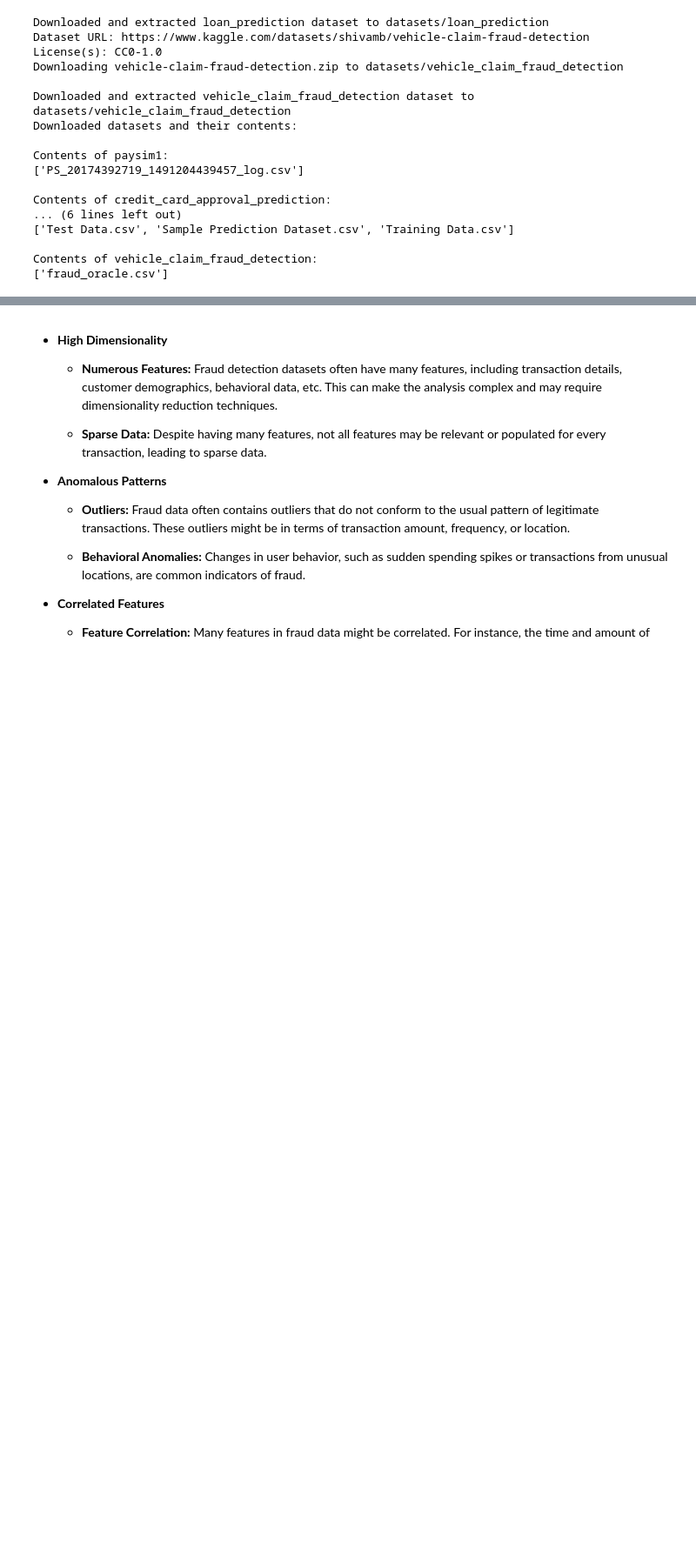
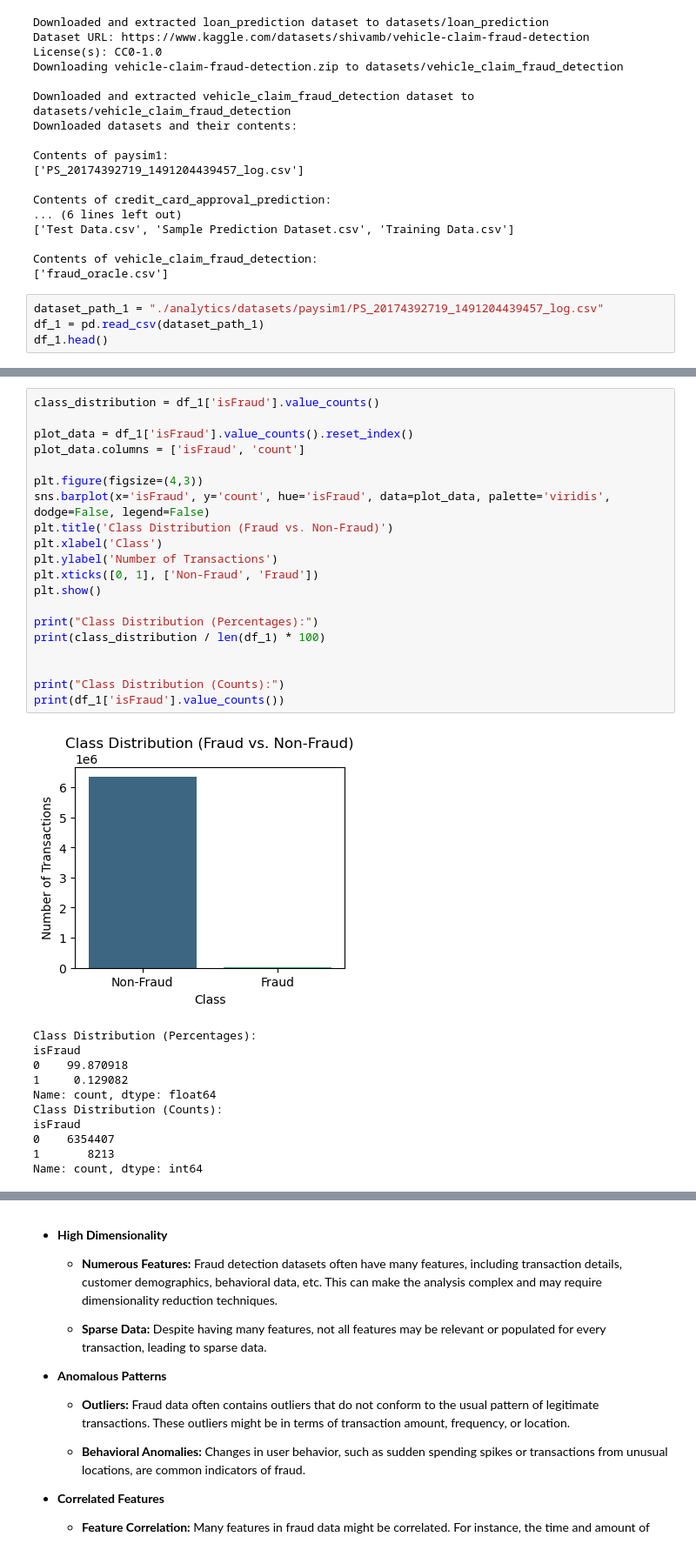
Before and after one commit to curio25/fraud-detection, a Jupyter notebook: analytics/eda.ipynb, the cells around one changed output, grey strips where cells are left out. Shown at 87% size. Saved outputs shown, nothing was run; the diff lists cells and outputs as text; blank space fills up the shorter version.

```diff
--- a/analytics/eda.ipynb
+++ b/analytics/eda.ipynb
@@ -156,3 +178,7 @@ Contents of credit_card_approval_prediction:
 
 Contents of vehicle_claim_fraud_detection:
 ['fraud_oracle.csv']
+# %%
+dataset_path_1 = "./analytics/datasets/paysim1/PS_20174392719_1491204439457_log.csv"
+df_1 = pd.read_csv(dataset_path_1)
+df_1.head()
@@ -170,0 +201,32 @@ Fraud data typically has several unique characteristics that make it challenging
+# %%
+class_distribution = df_1['isFraud'].value_counts()
+
+plot_data = df_1['isFraud'].value_counts().reset_index()
+plot_data.columns = ['isFraud', 'count']
+
+plt.figure(figsize=(4,3))
+sns.barplot(x='isFraud', y='count', hue='isFraud', data=plot_data, palette='viridis', dodge=False, legend=False)
+plt.title('Class Distribution (Fraud vs. Non-Fraud)')
+plt.xlabel('Class')
+plt.ylabel('Number of Transactions')
+plt.xticks([0, 1], ['Non-Fraud', 'Fraud'])
+plt.show()
+
+print("Class Distribution (Percentages):")
+print(class_distribution / len(df_1) * 100)
+
+
+print("Class Distribution (Counts):")
+print(df_1['isFraud'].value_counts())
+# %% [output]
+[figure, added]
+Class Distribution (Percentages):
+isFraud
+0    99.870918
+1     0.129082
+Name: count, dtype: float64
+Class Distribution (Counts):
+isFraud
+0    6354407
+1       8213
+Name: count, dtype: int64
```
Also changed, not shown: parts of 7 cells of this notebook, 1 other file.
